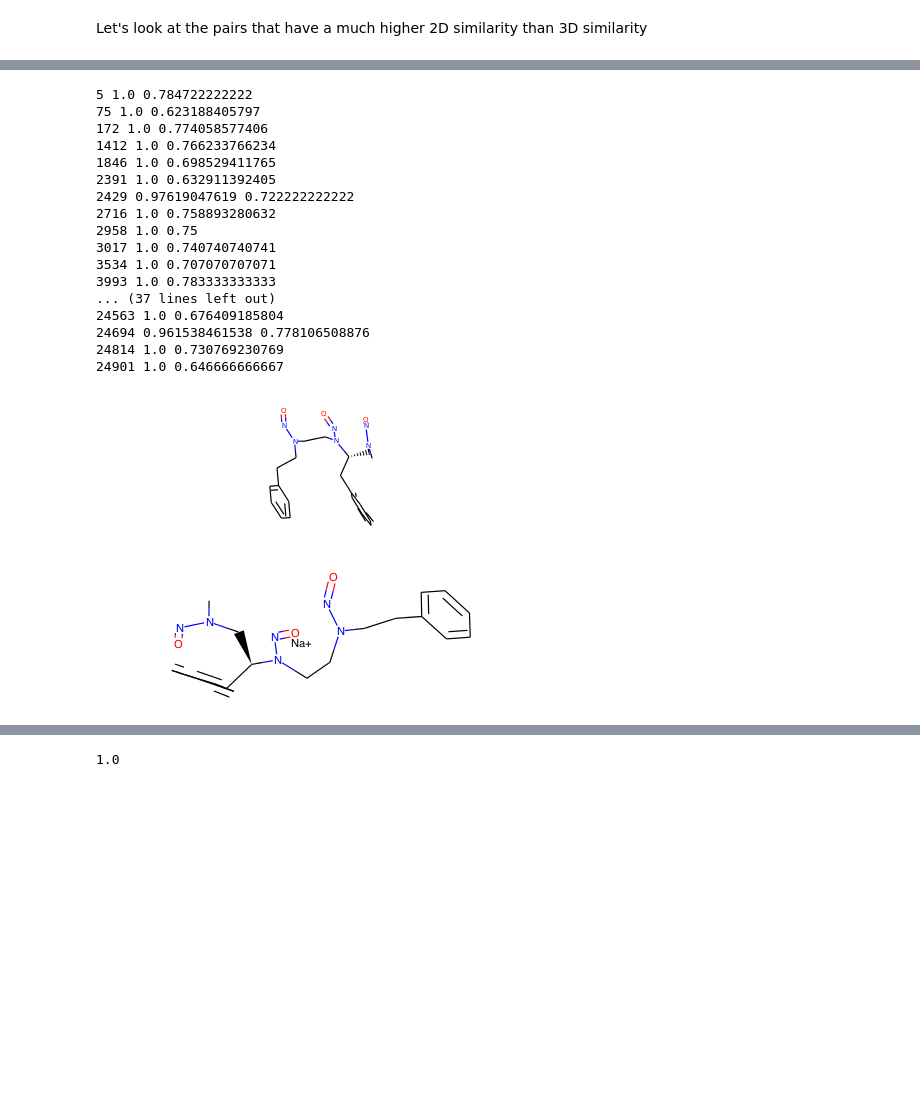
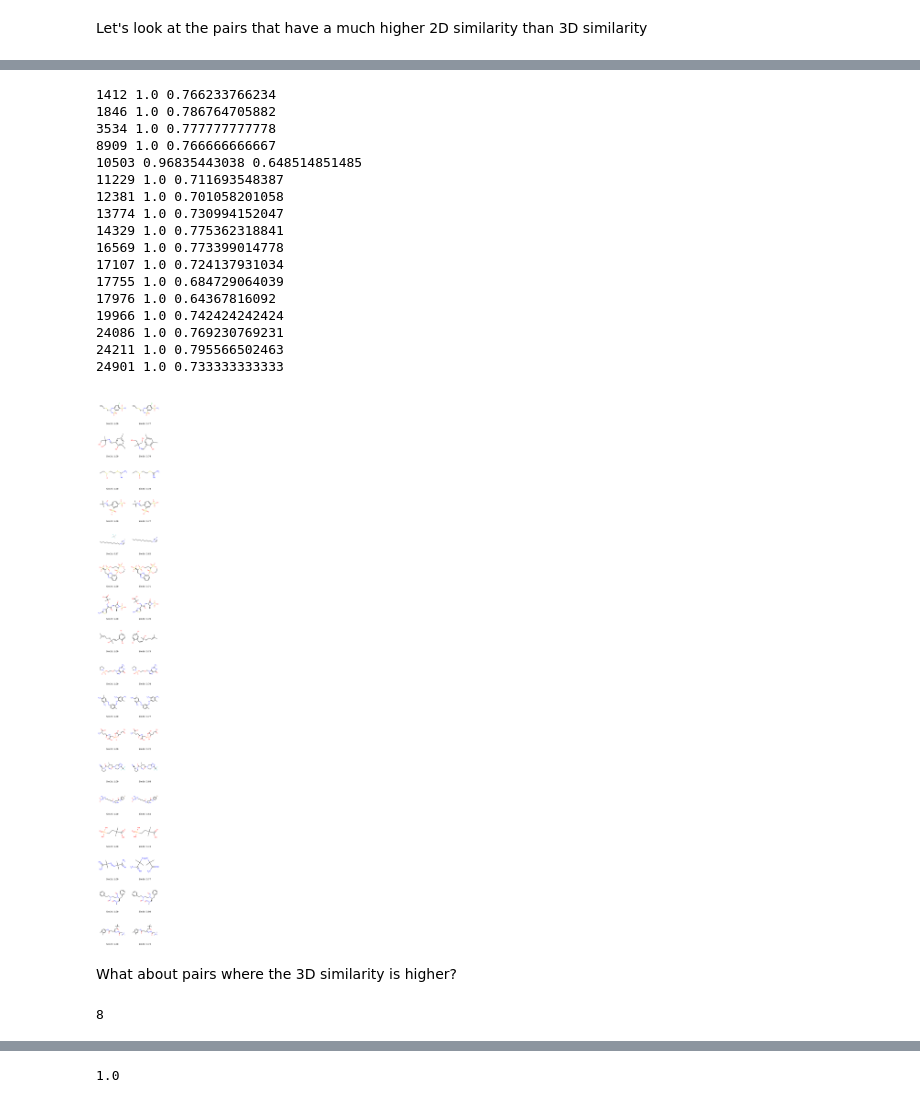
Before and after one commit to greglandrum/rdkit_blog, a Jupyter notebook: notebooks/Atom Pair Fingerprints.ipynb, the cells around one changed output, grey strips where cells are left out. Cells and saved outputs as stored; diff of their text form; code cells hidden in the pictures; blank space fills up the shorter version.

```diff
--- a/notebooks/Atom Pair Fingerprints.ipynb
+++ b/notebooks/Atom Pair Fingerprints.ipynb
@@ -384,30 +414,39 @@ print len(pairs1)
 # %%
+toShow=[]
+lbls=[]
 for idx in pairs1:
     did=dindices[idx]
     print did,sims2d[idx],sims3d[idx]
+    toShow.append(rows[did][1])
+    toShow.append(rows[did][3])
+    lbls.append('Sim2d: %.2f'%sims2d[idx])
+    lbls.append('Sim3d: %.2f'%sims3d[idx])
 # %% [output]
-5 1.0 0.784722222222
-75 1.0 0.623188405797
-172 1.0 0.774058577406
 1412 1.0 0.766233766234
-1846 1.0 0.698529411765
-2391 1.0 0.632911392405
-2429 0.97619047619 0.722222222222
-2716 1.0 0.758893280632
-2958 1.0 0.75
-3017 1.0 0.740740740741
-3534 1.0 0.707070707071
-3993 1.0 0.783333333333
-... (37 lines left out)
-24563 1.0 0.676409185804
-24694 0.961538461538 0.778106508876
-24814 1.0 0.730769230769
-24901 1.0 0.646666666667
+1846 1.0 0.786764705882
+3534 1.0 0.777777777778
+8909 1.0 0.766666666667
+10503 0.96835443038 0.648514851485
+11229 1.0 0.711693548387
+12381 1.0 0.701058201058
+13774 1.0 0.730994152047
+14329 1.0 0.775362318841
+16569 1.0 0.773399014778
+17107 1.0 0.724137931034
+17755 1.0 0.684729064039
+17976 1.0 0.64367816092
+19966 1.0 0.742424242424
+24086 1.0 0.769230769231
+24211 1.0 0.795566502463
+24901 1.0 0.733333333333
-# %%
-rows[24211][1]
-# %% [output]
-[figure, removed]
-# %%
-rows[24211][3]
-# %% [output]
-[figure, removed]
+# %%
+Draw.MolsToGridImage([Chem.MolFromSmiles(Chem.MolToSmiles(x,True)) for x in toShow],molsPerRow=2,legends=lbls)
+# %% [output]
+[figure, added]
+# %% [markdown]
+What about pairs where the 3D similarity is higher?
+# %%
+pairs2 = [x for x,y in enumerate(sims3d) if y>0.7 and y-sims2d[x]>.15]
+print len(pairs2)
+# %% [output]
+8
```
Also changed, not shown: parts of 13 cells of this notebook, 2 other files.
